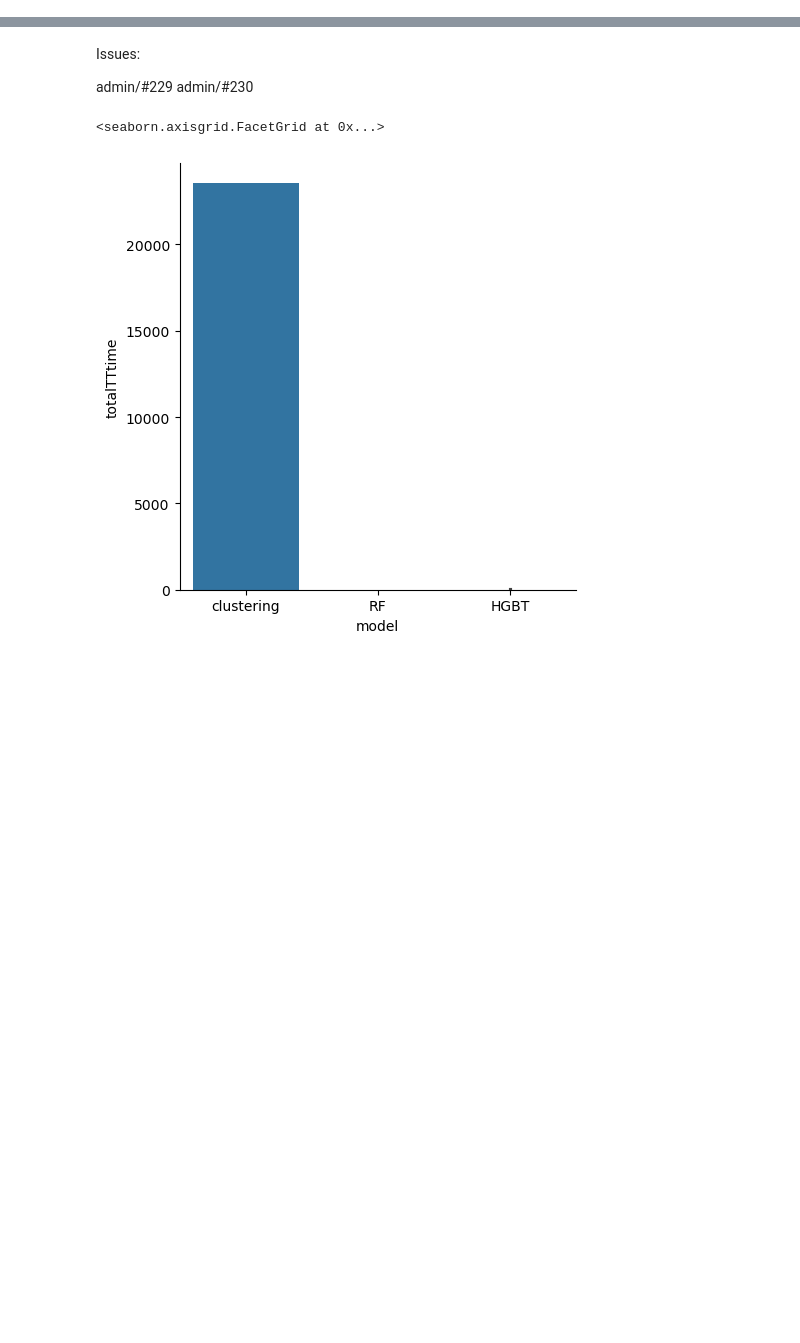
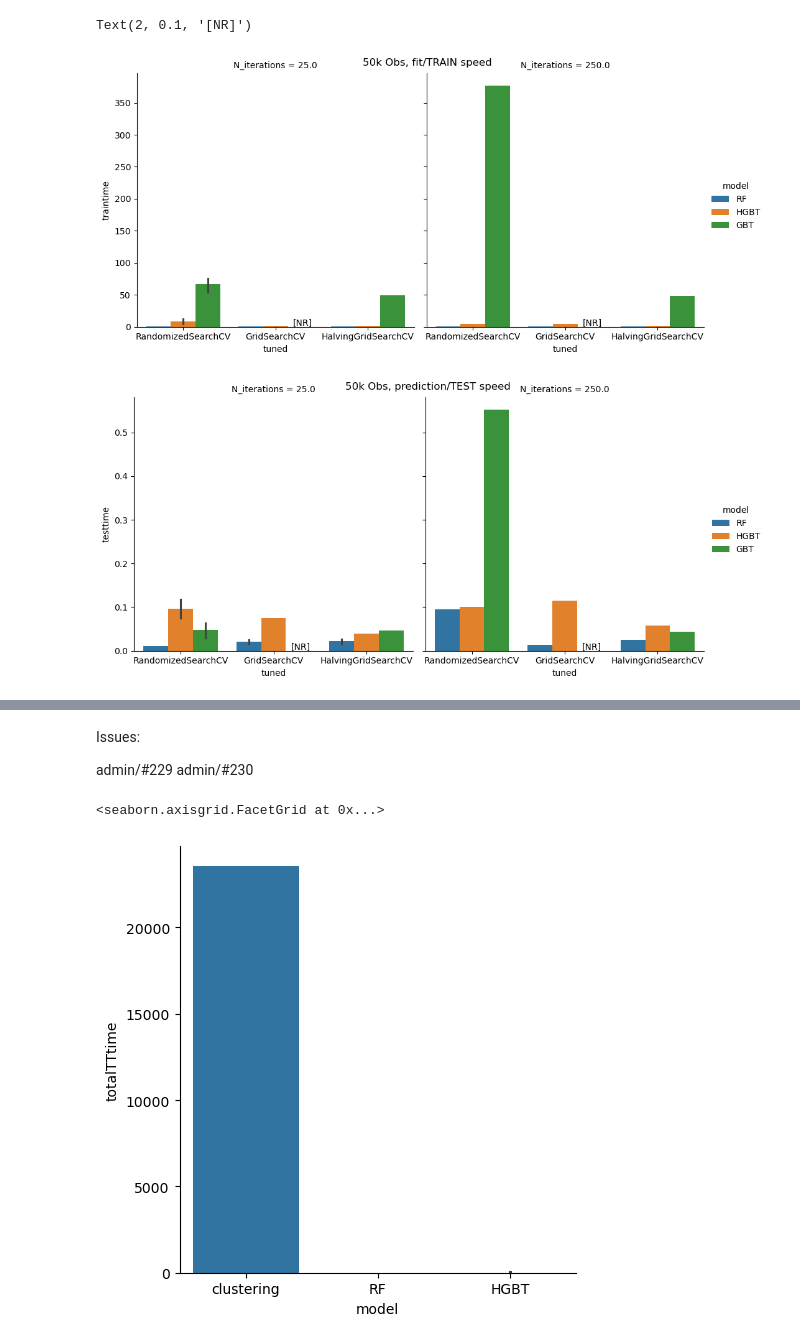
Before and after one commit to FlicAnderson/RSE-personas, a Jupyter notebook: githubanalysis/notebooks/SERS26-ML.ipynb, the cells around one changed output, grey strips where cells are left out. Drawn from its saved outputs; the diff is of its cells as text; code cells hidden in the pictures; blank space fills up the shorter version.

```diff
--- a/githubanalysis/notebooks/SERS26-ML.ipynb
+++ b/githubanalysis/notebooks/SERS26-ML.ipynb
@@ -185,0 +336,3 @@ models_50k_250it.sort_values(by=["tuned","model", "N_iterations", "ROC_AUC_ovo",
+# %%
+models_50k = all_methods.query("N_Obs == 50000 and totalTTtime.notnull()", engine='python') # DROP GBT GRIDSEARCH ROWS
+models_50k.sort_values(by=["tuned","model", "N_iterations", "ROC_AUC_ovo", "totalTTtime", ], ascending=[True, True, False, False, True])
@@ -185,0 +426,18 @@ models_50k_250it.sort_values(by=["tuned","model", "N_iterations", "ROC_AUC_ovo",
+# %%
+g = sns.catplot(data=models_50k, x="tuned", y="traintime", hue="model", kind="bar", col="N_iterations", estimator="mean", errorbar=('ci', 95),)
+g.fig.suptitle("50k Obs, fit/TRAIN speed")
+ax1 = g.axes.flat[0]
+ax2 = g.axes.flat[1]
+ax1.annotate("[NR]", xy=("GridSearchCV", 0), xycoords='data', xytext=(2, 0.1), textcoords='offset fontsize')
+ax2.annotate("[NR]", xy=("GridSearchCV", 0), xycoords='data', xytext=(2, 0.1), textcoords='offset fontsize')
+
+g = sns.catplot(data=models_50k, x="tuned", y="testtime", hue="model", kind="bar", col="N_iterations", estimator="mean", errorbar=('ci', 95),)
+g.fig.suptitle("50k Obs, prediction/TEST speed")
+ax1 = g.axes.flat[0]
+ax2 = g.axes.flat[1]
+ax1.annotate("[NR]", xy=("GridSearchCV", 0), xycoords='data', xytext=(2, 0.1), textcoords='offset fontsize')
+ax2.annotate("[NR]", xy=("GridSearchCV", 0), xycoords='data', xytext=(2, 0.1), textcoords='offset fontsize')
+# %% [output]
+Text(2, 0.1, '[NR]')
+[figure, added]
+[figure, added]
```
Also changed, not shown: parts of 100 cells of this notebook, 1 other file.
